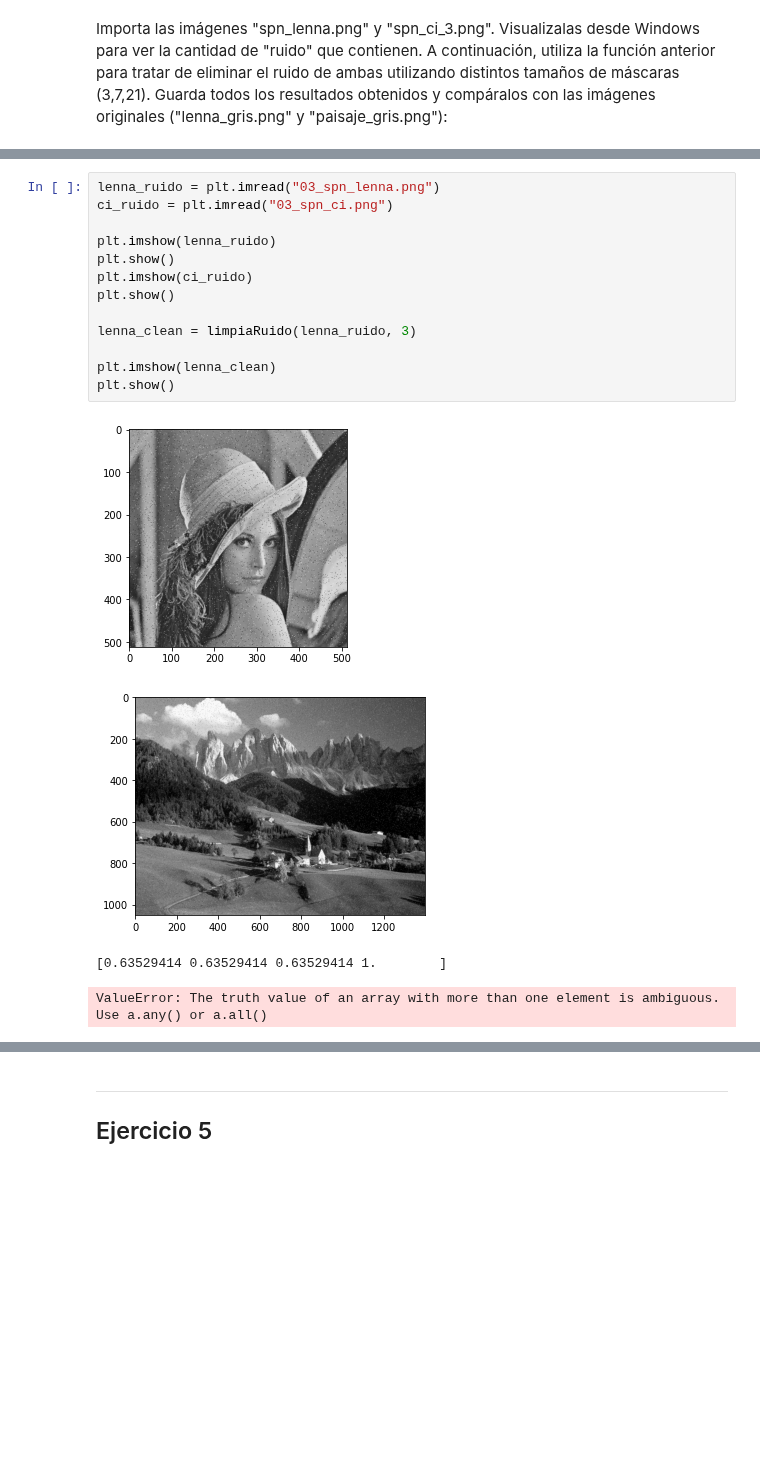
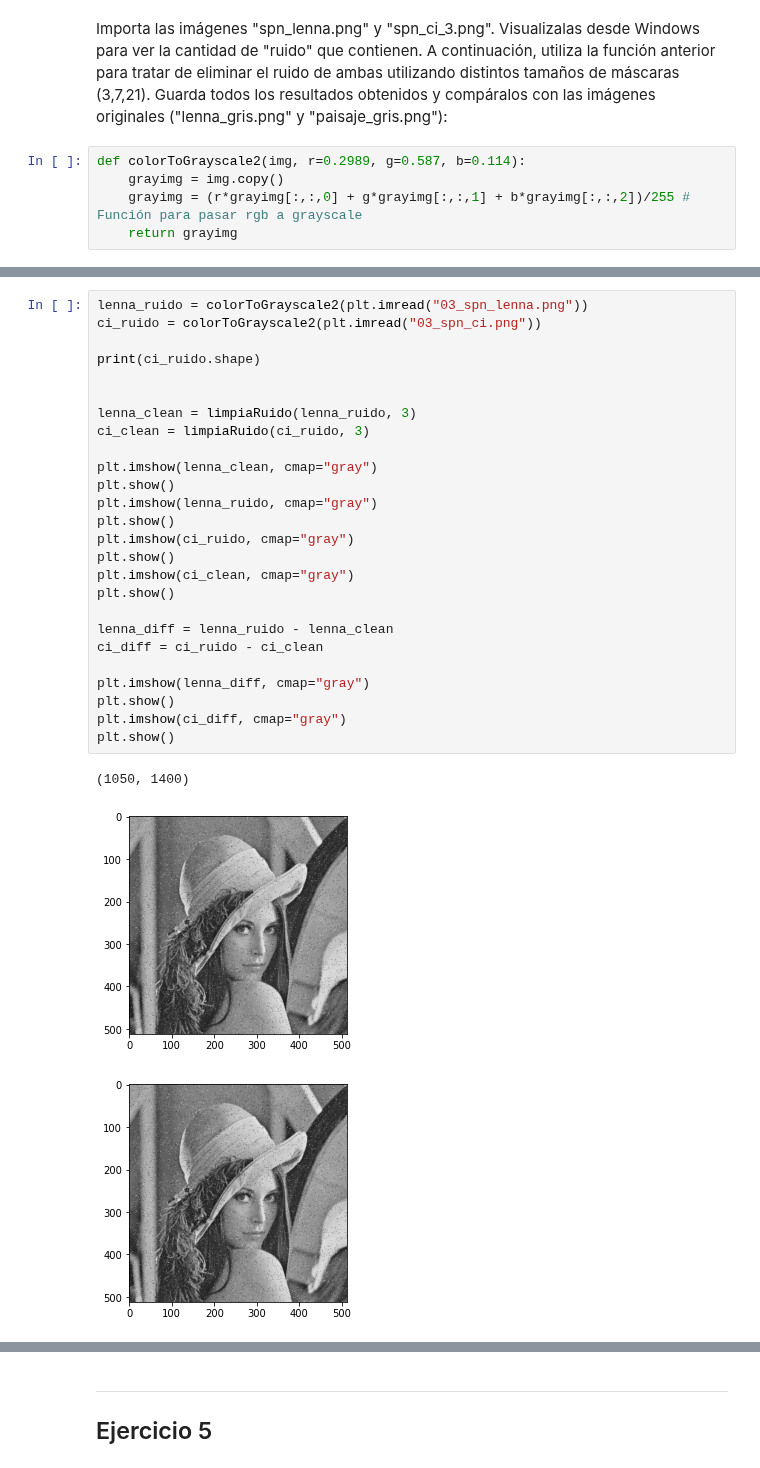
Before and after one commit to CarlosRyu98/PIA, a Jupyter notebook: 03 Tratamiento de imagen/03_Practica.ipynb, the cells around one changed output, grey strips where cells are left out. Saved outputs shown, nothing was run; the diff lists cells and outputs as text; blank space fills up the shorter version.

```diff
--- a/03 Tratamiento de imagen/03_Practica.ipynb
+++ b/03 Tratamiento de imagen/03_Practica.ipynb
@@ -61,3 +59,8 @@ def limpiaRuido(matriz, size):
 ## Ejercicio 4
 # %% [markdown]
 Importa las imágenes "spn_lenna.png" y "spn_ci_3.png". Visualizalas desde Windows para ver la cantidad de "ruido" que contienen. A continuación, utiliza la función anterior para tratar de eliminar el ruido de ambas utilizando distintos tamaños de máscaras (3,7,21). Guarda todos los resultados obtenidos y compáralos con las imágenes originales ("lenna_gris.png" y "paisaje_gris.png"):
+# %%
+def colorToGrayscale2(img, r=0.2989, g=0.587, b=0.114):
+    grayimg = img.copy()
+    grayimg = (r*grayimg[:,:,0] + g*grayimg[:,:,1] + b*grayimg[:,:,2])/255 # Función para pasar rgb a grayscale
+    return grayimg
@@ -64,18 +69,30 @@ Importa las imágenes "spn_lenna.png" y "spn_ci_3.png". Visualizalas desde Windo
 # %%
-lenna_ruido = plt.imread("03_spn_lenna.png")
-ci_ruido = plt.imread("03_spn_ci.png")
+lenna_ruido = colorToGrayscale2(plt.imread("03_spn_lenna.png"))
+ci_ruido = colorToGrayscale2(plt.imread("03_spn_ci.png"))
 
-plt.imshow(lenna_ruido)
+print(ci_ruido.shape)
+
+
+lenna_clean = limpiaRuido(lenna_ruido, 3)
+ci_clean = limpiaRuido(ci_ruido, 3)
+
+plt.imshow(lenna_clean, cmap="gray")
 plt.show()
-plt.imshow(ci_ruido)
+plt.imshow(lenna_ruido, cmap="gray")
+plt.show()
+plt.imshow(ci_ruido, cmap="gray")
+plt.show()
+plt.imshow(ci_clean, cmap="gray")
 plt.show()
 
-lenna_clean = limpiaRuido(lenna_ruido, 3)
+lenna_diff = lenna_ruido - lenna_clean
+ci_diff = ci_ruido - ci_clean
 
-plt.imshow(lenna_clean)
+plt.imshow(lenna_diff, cmap="gray")
 plt.show()
+plt.imshow(ci_diff, cmap="gray")
+plt.show()
 # %% [output]
+(1050, 1400)
 [figure]
-[figure, old version]
+[figure, new version]
-[0.63529414 0.63529414 0.63529414 1.        ]
-ValueError: The truth value of an array with more than one element is ambiguous. Use a.any() or a.all()
```
Also changed, not shown: parts of 7 cells of this notebook, 1 other file.
